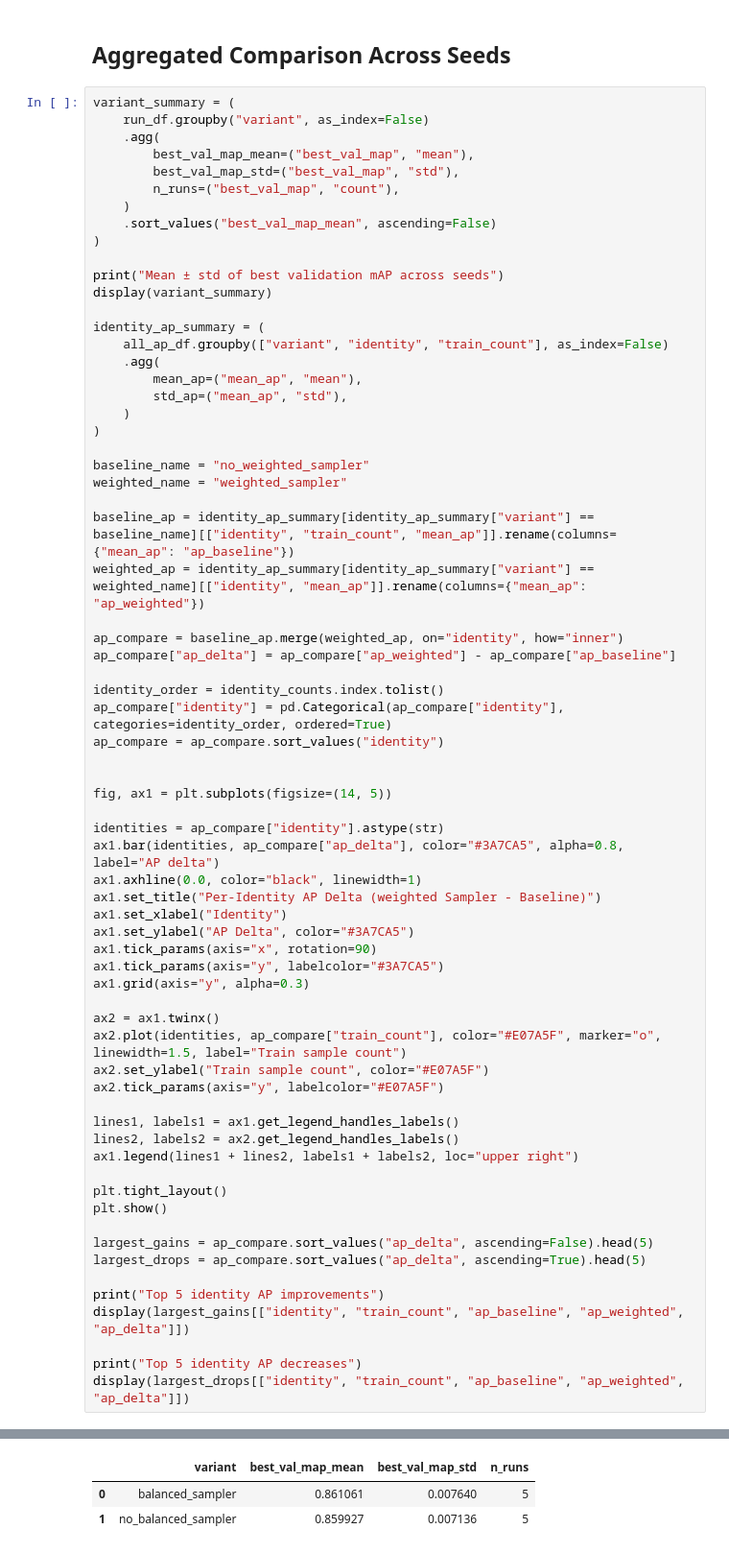
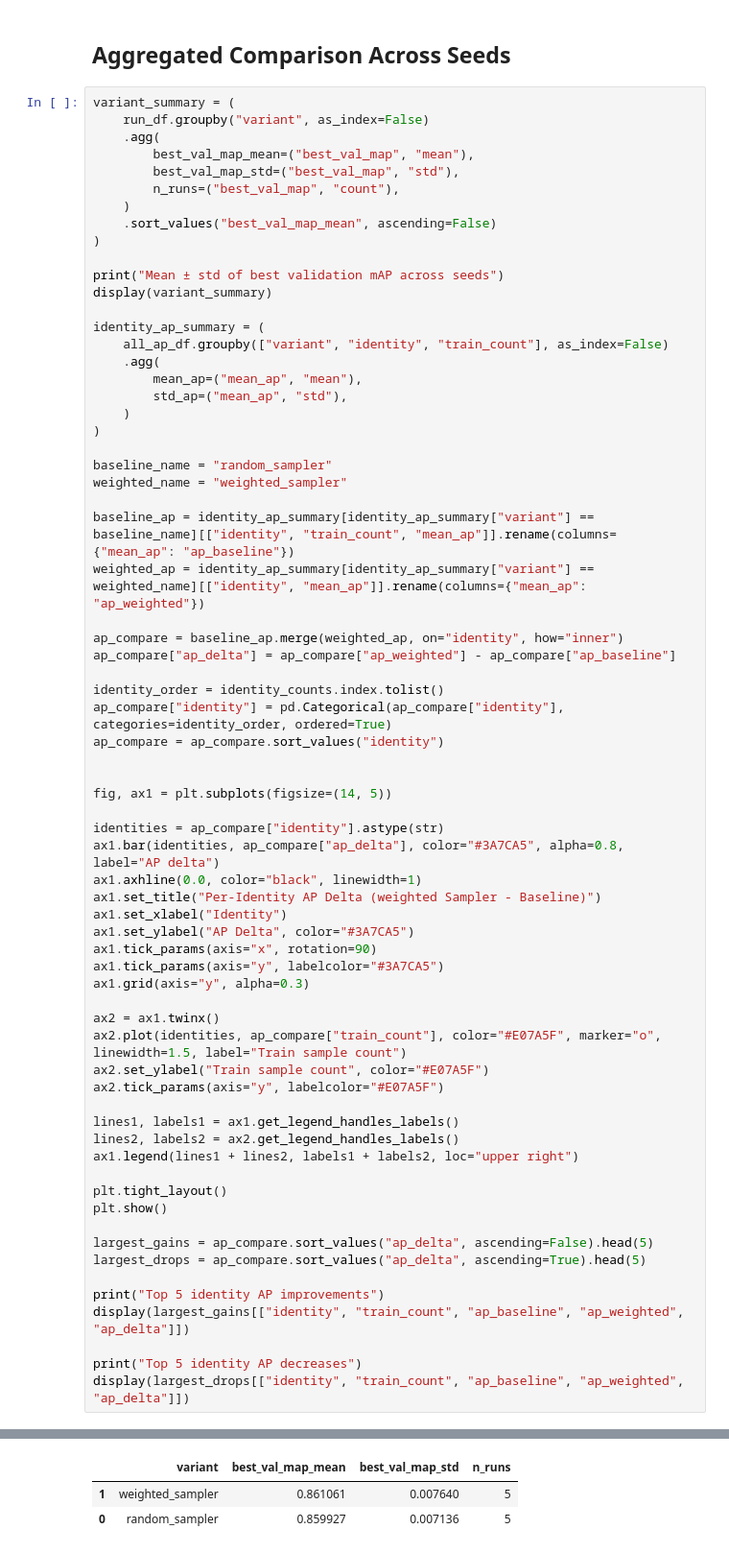
Before and after one commit to MatthiasCr/Jaguar-Re-Identification, a Jupyter notebook: notebooks/03_weighted_sampling.ipynb, the cells around one changed output, grey strips where cells are left out. Shown at 96% size. Saved outputs shown, nothing was run; the diff lists cells and outputs as text.

```diff
--- a/notebooks/03_weighted_sampling.ipynb
+++ b/notebooks/03_weighted_sampling.ipynb
@@ -332,7 +350,7 @@ identity_ap_summary = (
     )
 )
 
-baseline_name = "no_weighted_sampler"
+baseline_name = "random_sampler"
 weighted_name = "weighted_sampler"
 
 baseline_ap = identity_ap_summary[identity_ap_summary["variant"] == baseline_name][["identity", "train_count", "mean_ap"]].rename(columns={"mean_ap": "ap_baseline"})
@@ -354,34 +372,34 @@ ax1.axhline(0.0, color="black", linewidth=1)
 ax1.set_title("Per-Identity AP Delta (weighted Sampler - Baseline)")
 ax1.set_xlabel("Identity")
 ax1.set_ylabel("AP Delta", color="#3A7CA5")
 ax1.tick_params(axis="x", rotation=90)
 ax1.tick_params(axis="y", labelcolor="#3A7CA5")
 ax1.grid(axis="y", alpha=0.3)
 
 ax2 = ax1.twinx()
 ax2.plot(identities, ap_compare["train_count"], color="#E07A5F", marker="o", linewidth=1.5, label="Train sample count")
 ax2.set_ylabel("Train sample count", color="#E07A5F")
 ax2.tick_params(axis="y", labelcolor="#E07A5F")
 
 lines1, labels1 = ax1.get_legend_handles_labels()
 lines2, labels2 = ax2.get_legend_handles_labels()
 ax1.legend(lines1 + lines2, labels1 + labels2, loc="upper right")
 
 plt.tight_layout()
 plt.show()
 
 largest_gains = ap_compare.sort_values("ap_delta", ascending=False).head(5)
 largest_drops = ap_compare.sort_values("ap_delta", ascending=True).head(5)
 
 print("Top 5 identity AP improvements")
 display(largest_gains[["identity", "train_count", "ap_baseline", "ap_weighted", "ap_delta"]])
 
 print("Top 5 identity AP decreases")
 display(largest_drops[["identity", "train_count", "ap_baseline", "ap_weighted", "ap_delta"]])
 # %% [output]
 Mean ± std of best validation mAP across seeds
 |  | variant | best_val_map_mean | best_val_map_std | n_runs |
-| 0 | balanced_sampler | 0.861061 | 0.007640 | 5 |
-| 1 | no_balanced_sampler | 0.859927 | 0.007136 | 5 |
+| 1 | weighted_sampler | 0.861061 | 0.007640 | 5 |
+| 0 | random_sampler | 0.859927 | 0.007136 | 5 |
 [figure]
 Top 5 identity AP improvements
```
Also changed, not shown: parts of 2 cells of this notebook.
